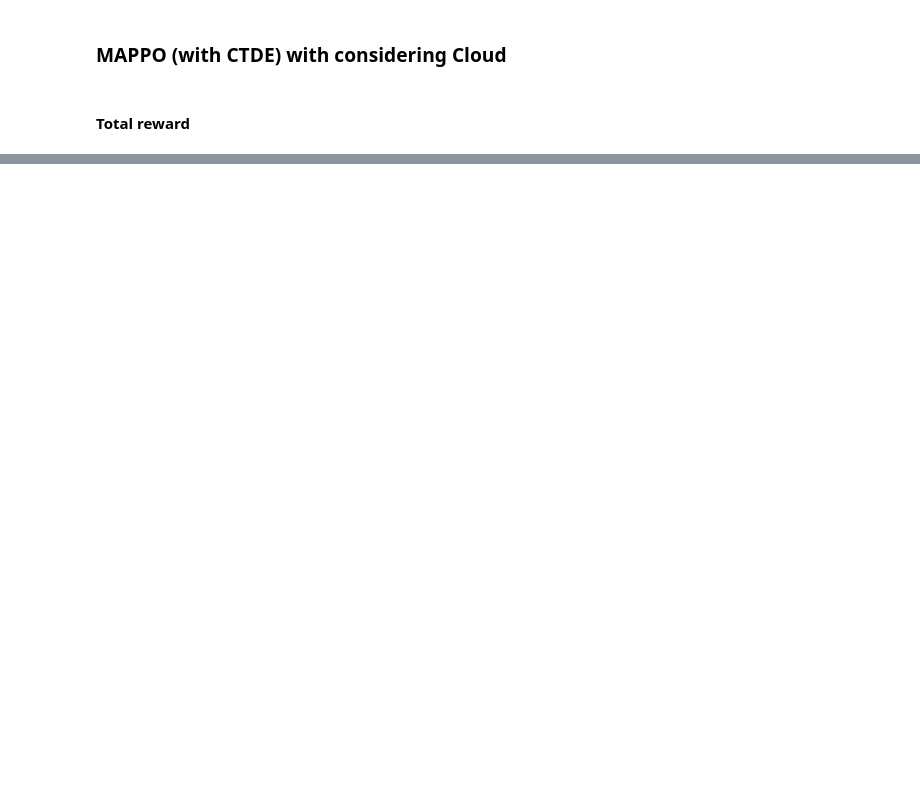
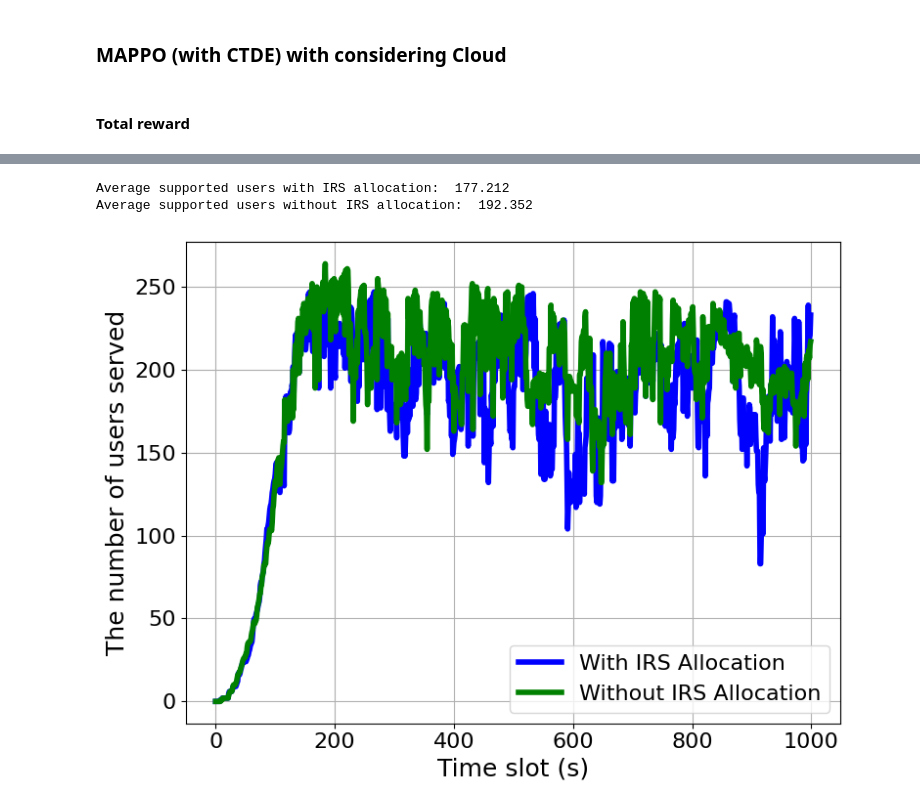
Before and after one commit to hungledut/DRL_UAV_IRS_allocation, a Jupyter notebook: results_visualization.ipynb, the cells around one changed output, grey strips where cells are left out. Drawn from its saved outputs; the diff is of its cells as text; code cells hidden in the pictures; blank space fills up the shorter version.

```diff
--- a/results_visualization.ipynb
+++ b/results_visualization.ipynb
@@ -47,0 +75,18 @@ plt.show()
+# %%
+plt.figure(figsize=(8,6))
+plt.plot(percentage_users_UAV0+percentage_users_UAV1+percentage_users_UAV2, color = 'blue', linewidth=4, label='With IRS Allocation')
+plt.plot(percentage_users_UAV0_no_allocation+percentage_users_UAV1_no_allocation+percentage_users_UAV2_no_allocation, color = 'green', linewidth=4, label='Without IRS Allocation')
+print("Average supported users with IRS allocation: ",np.mean(percentage_users_UAV0+percentage_users_UAV1+percentage_users_UAV2))
+print("Average supported users without IRS allocation: ",np.mean(percentage_users_UAV0_no_allocation+percentage_users_UAV1_no_allocation+percentage_users_UAV2_no_allocation))
+plt.grid()
+plt.xlabel('Time slot (s)',fontsize = 18)
+plt.ylabel('The number of users served',fontsize = 18)
+
+plt.legend()
+plt.tight_layout()
+plt.savefig('percentage_users.png')
+plt.show()
+# %% [output]
+Average supported users with IRS allocation:  177.212
+Average supported users without IRS allocation:  192.352
+[figure, added]
```
Also changed, not shown: parts of 3 cells of this notebook, 17 other files.
